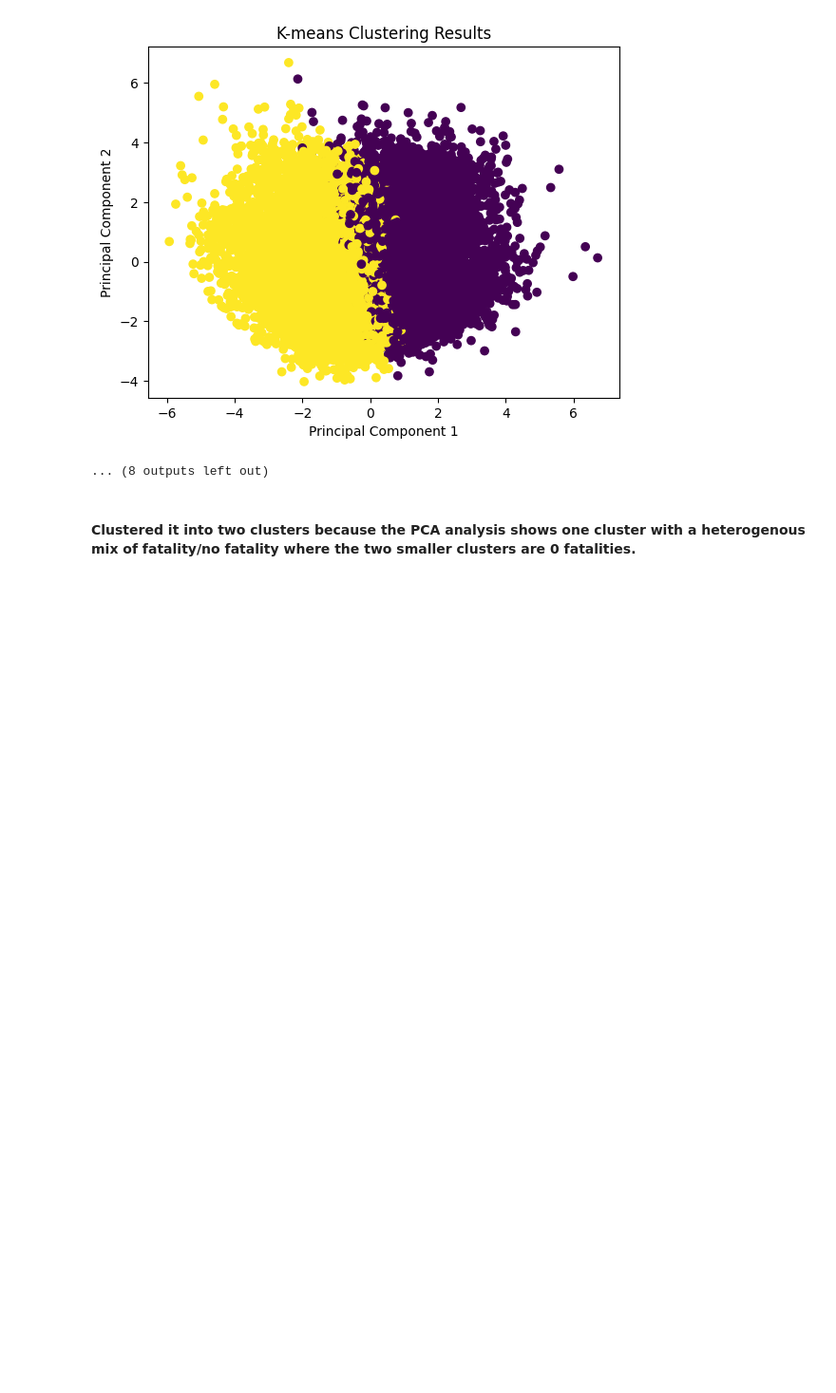
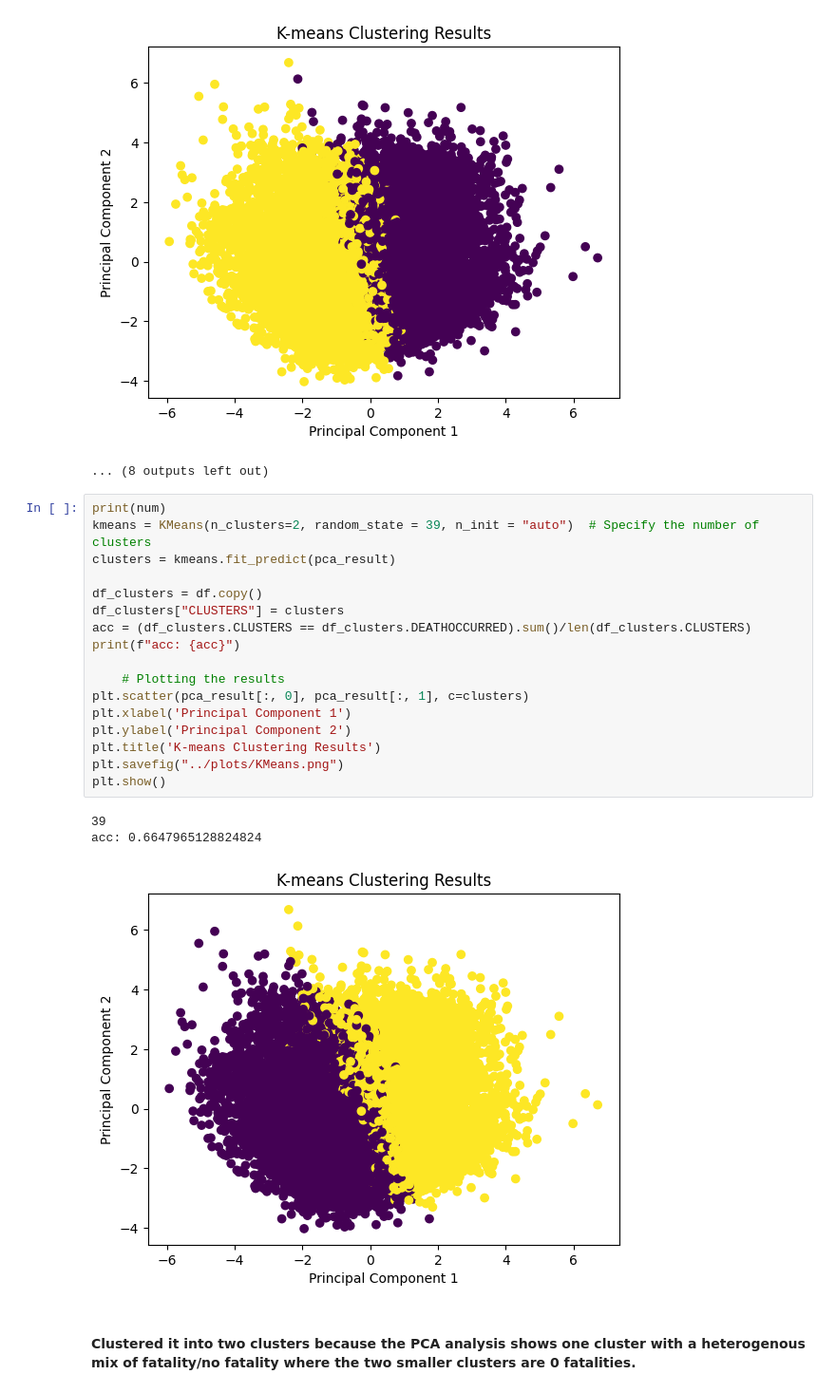
Before and after one commit to wisteriab/CSCI_Project, a Jupyter notebook: notebooks/cleaning_data.ipynb, the cells around one changed output. Shown at 95% size. Saved outputs shown, nothing was run; the diff lists cells and outputs as text; blank space fills up the shorter version.

```diff
--- a/notebooks/cleaning_data.ipynb
+++ b/notebooks/cleaning_data.ipynb
@@ -365,6 +379,27 @@ acc: 0.5170255923352467
 acc: 0.3416339389754434
 [figure]
 ... (8 outputs left out)
+# %%
+print(num)
+kmeans = KMeans(n_clusters=2, random_state = 39, n_init = "auto")  # Specify the number of clusters
+clusters = kmeans.fit_predict(pca_result)
+
+df_clusters = df.copy()
+df_clusters["CLUSTERS"] = clusters
+acc = (df_clusters.CLUSTERS == df_clusters.DEATHOCCURRED).sum()/len(df_clusters.CLUSTERS)
+print(f"acc: {acc}")
+
+    # Plotting the results
+plt.scatter(pca_result[:, 0], pca_result[:, 1], c=clusters)
+plt.xlabel('Principal Component 1')
+plt.ylabel('Principal Component 2')
+plt.title('K-means Clustering Results')
+plt.savefig("../plots/KMeans.png")
+plt.show()
+# %% [output]
+39
+acc: 0.6647965128824824
+[figure, added]
 # %% [markdown]
 #### Clustered it into two clusters because the PCA analysis shows one cluster with a heterogenous mix of fatality/no fatality where the two smaller clusters are 0 fatalities.
 # %%
```
Also changed, not shown: parts of 6 cells of this notebook, 3 other files.
